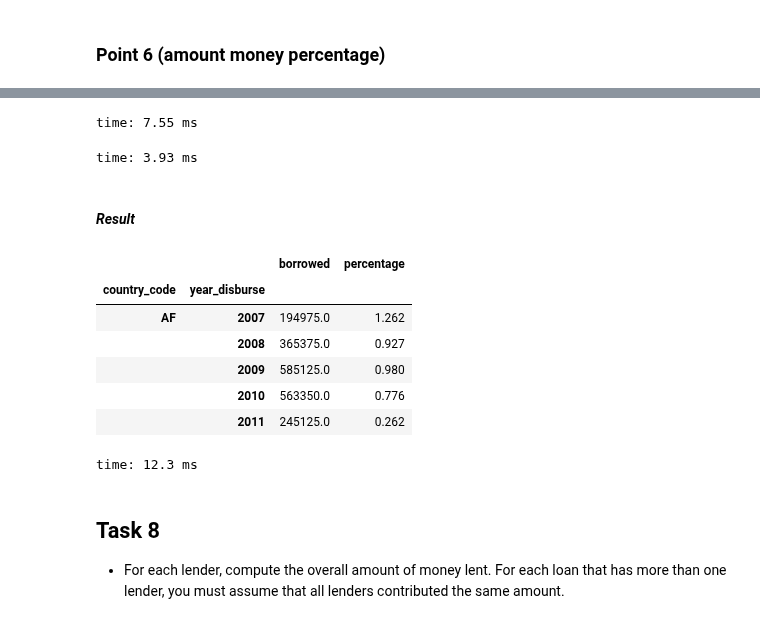
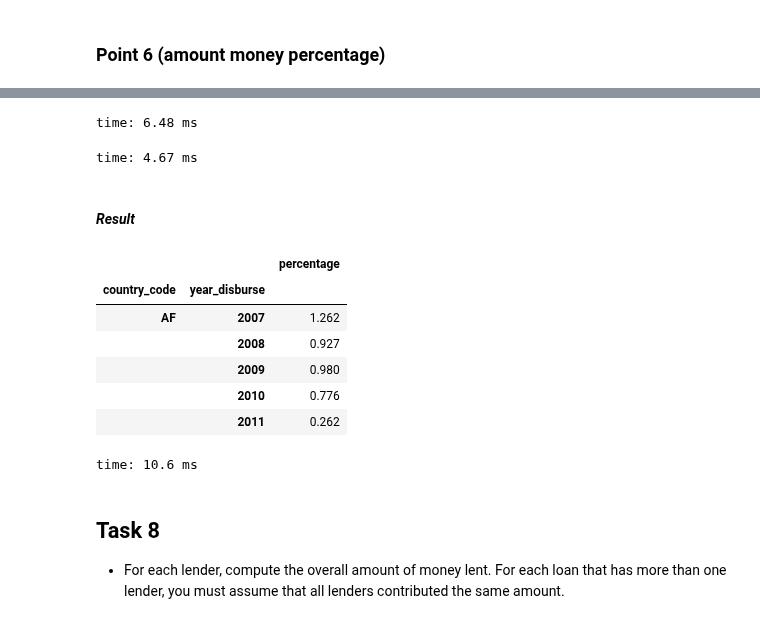
Before and after one commit to gaveter/Project_cs, a Jupyter notebook: Project.ipynb, the cells around one changed output, grey strips where cells are left out. Saved outputs shown, nothing was run; the diff lists cells and outputs as text; code cells hidden in the pictures.

```diff
--- a/Project.ipynb
+++ b/Project.ipynb
@@ -322,5 +317,5 @@ time: 11.6 ms
 - For each country, compute the overall amount of money borrowed.
 # %%
 loan_simplified = loan[['loan_id','country_code','disburse_time','planned_expiration_time',
-                                      'num_lenders_total','funded_amount','loan_amount','currency']] #feature essenziali per risolvere gli altri task
+                                      'num_lenders_total','loan_amount']] #feature essenziali per risolvere gli altri task
 # %% [output]
@@ -490,25 +539,25 @@ time: 6.05 ms
 amount_state_year_perc.set_index(['country_code','year_disburse'],inplace=True) #creazione multiindex
 amount_state_year_perc['percentage'] = round(amount_state_year_perc['loan_amount'] / amount_state_year_perc['total']*100,3)
 # %% [output]
-time: 7.55 ms
+time: 6.48 ms
 # %%
 amount_state_year_perc.drop(columns='total',inplace=True)
 amount_state_year_perc.rename(columns={'loan_amount':'borrowed'},inplace=True)
 # %% [output]
-time: 3.93 ms
+time: 4.67 ms
 # %% [markdown]
 #### _Result_
 # %%
-amount_state_year_perc.head()
+amount_state_year_perc[['percentage']].head()
 # %% [output]
-|  |  | borrowed | percentage |
-| country_code | year_disburse |  |  |
-| AF | 2007 | 194975.0 | 1.262 |
-|  | 2008 | 365375.0 | 0.927 |
-|  | 2009 | 585125.0 | 0.980 |
-|  | 2010 | 563350.0 | 0.776 |
-|  | 2011 | 245125.0 | 0.262 |
+|  |  | percentage |
+| country_code | year_disburse |  |
+| AF | 2007 | 1.262 |
+|  | 2008 | 0.927 |
+|  | 2009 | 0.980 |
+|  | 2010 | 0.776 |
+|  | 2011 | 0.262 |
-time: 12.3 ms
+time: 10.6 ms
 # %% [markdown]
 ## Task 8
 - For each lender, compute the overall amount of money lent. For each loan that has more than one lender, you must assume that all lenders contributed the same amount.
```
Also changed, not shown: parts of 160 cells of this notebook.
